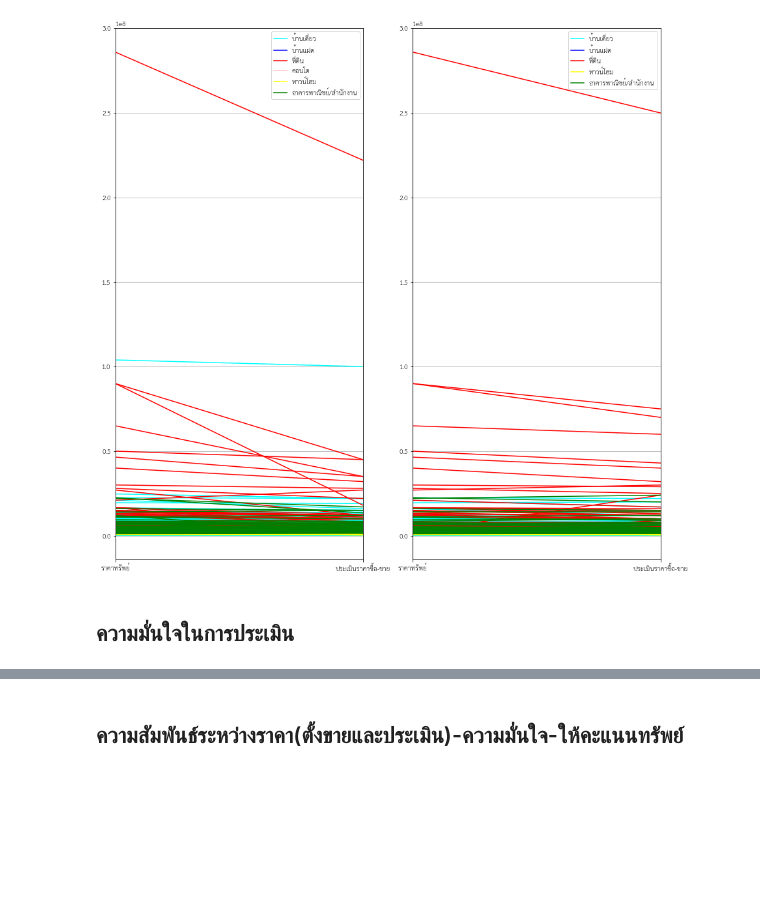
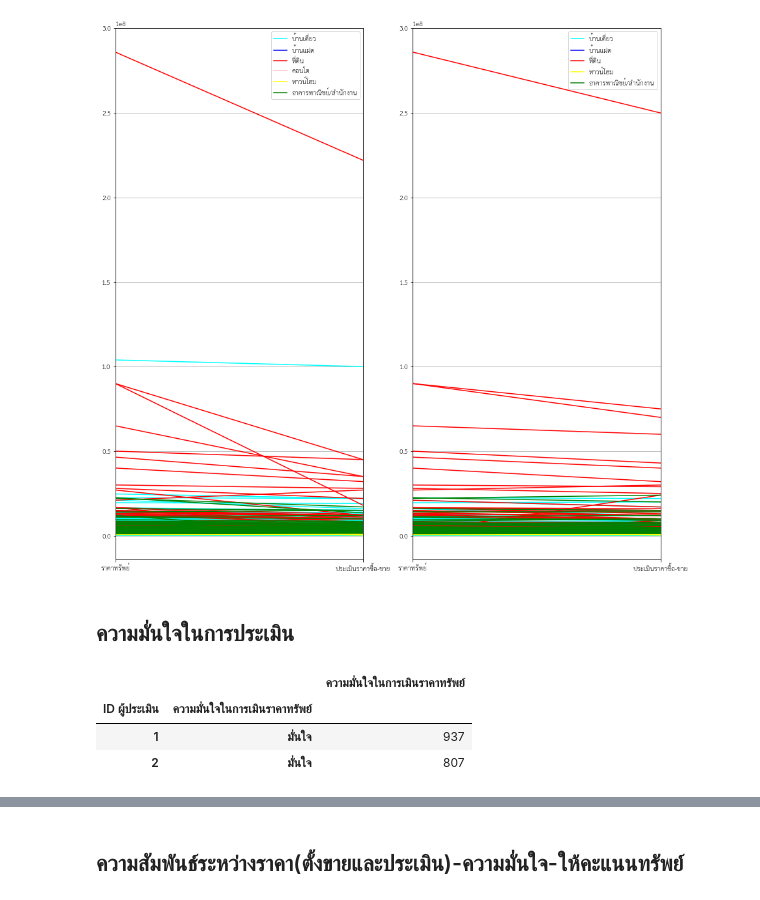
Before and after one commit to gxilly/bsc_dpdm22, a Jupyter notebook: [dataprep1]_property_estimator.ipynb, the cells around one changed output, grey strips where cells are left out. Cells and saved outputs as stored; diff of their text form; code cells hidden in the pictures; blank space fills up the shorter version.

```diff
--- a/[dataprep1]_property_estimator.ipynb
+++ b/[dataprep1]_property_estimator.ipynb
@@ -1062,6 +1062,13 @@ pd.plotting.parallel_coordinates(all_est2, 'property_type',cols = ['ราคา
 ## ความมั่นใจในการประเมิน
 # %%
 allc = all.groupby(['ID ผู้ประเมิน','ความมั่นใจในการเมินราคาทรัพย์'])[['ความมั่นใจในการเมินราคาทรัพย์']].count().iloc[:2]
+# %%
+allc
+# %% [output]
+|  |  | ความมั่นใจในการเมินราคาทรัพย์ |
+| ID ผู้ประเมิน | ความมั่นใจในการเมินราคาทรัพย์ |  |
+| 1 | มั่นใจ | 937 |
+| 2 | มั่นใจ | 807 |
 # %%
 plt.rcParams['figure.figsize']=[16,8]
 plt.suptitle('ความมั่นใจในการประเมินราคาทรัพย์สินต่างๆ', fontsize = 20)
```
Also changed, not shown: parts of 3 cells of this notebook.
